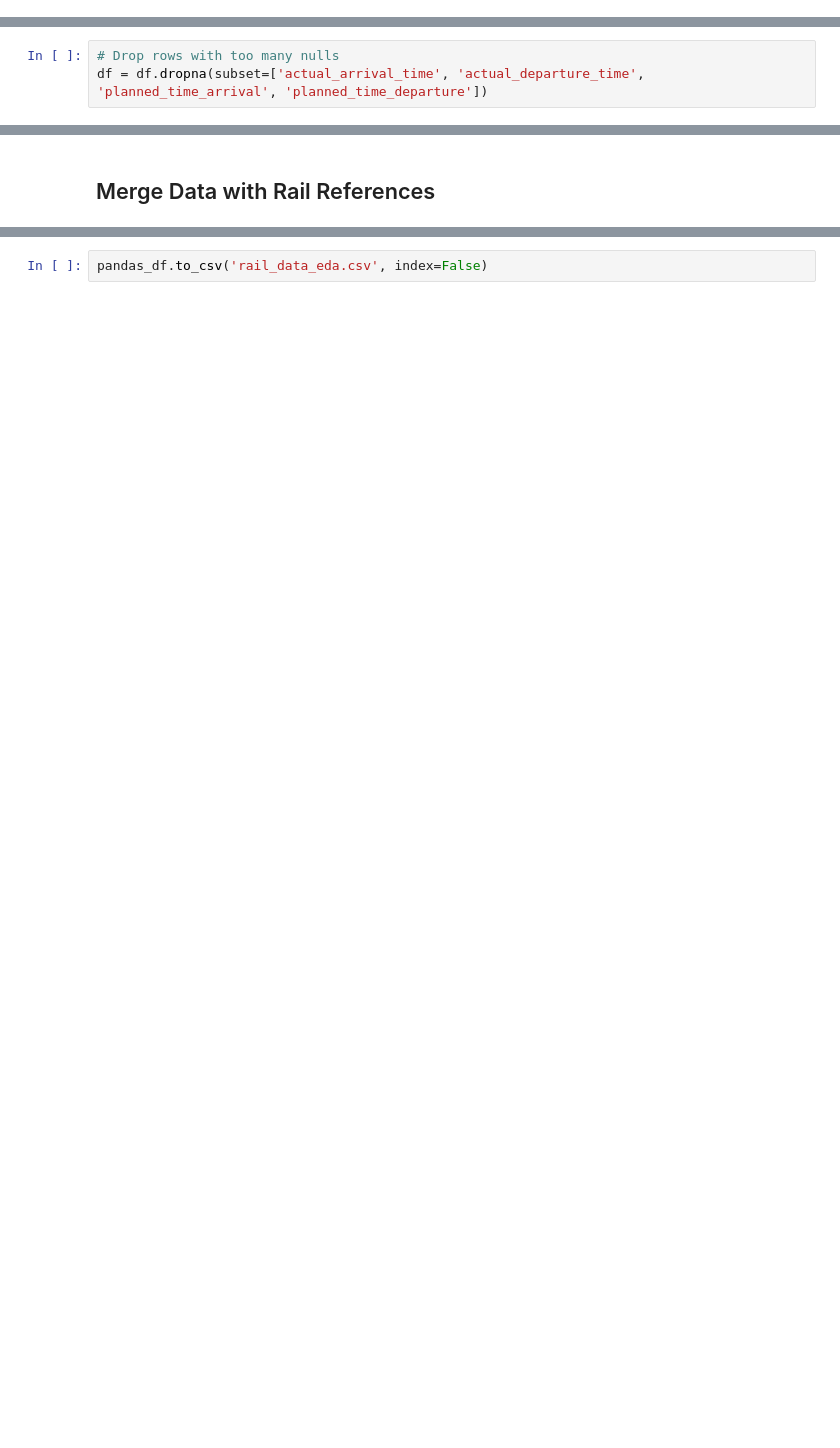
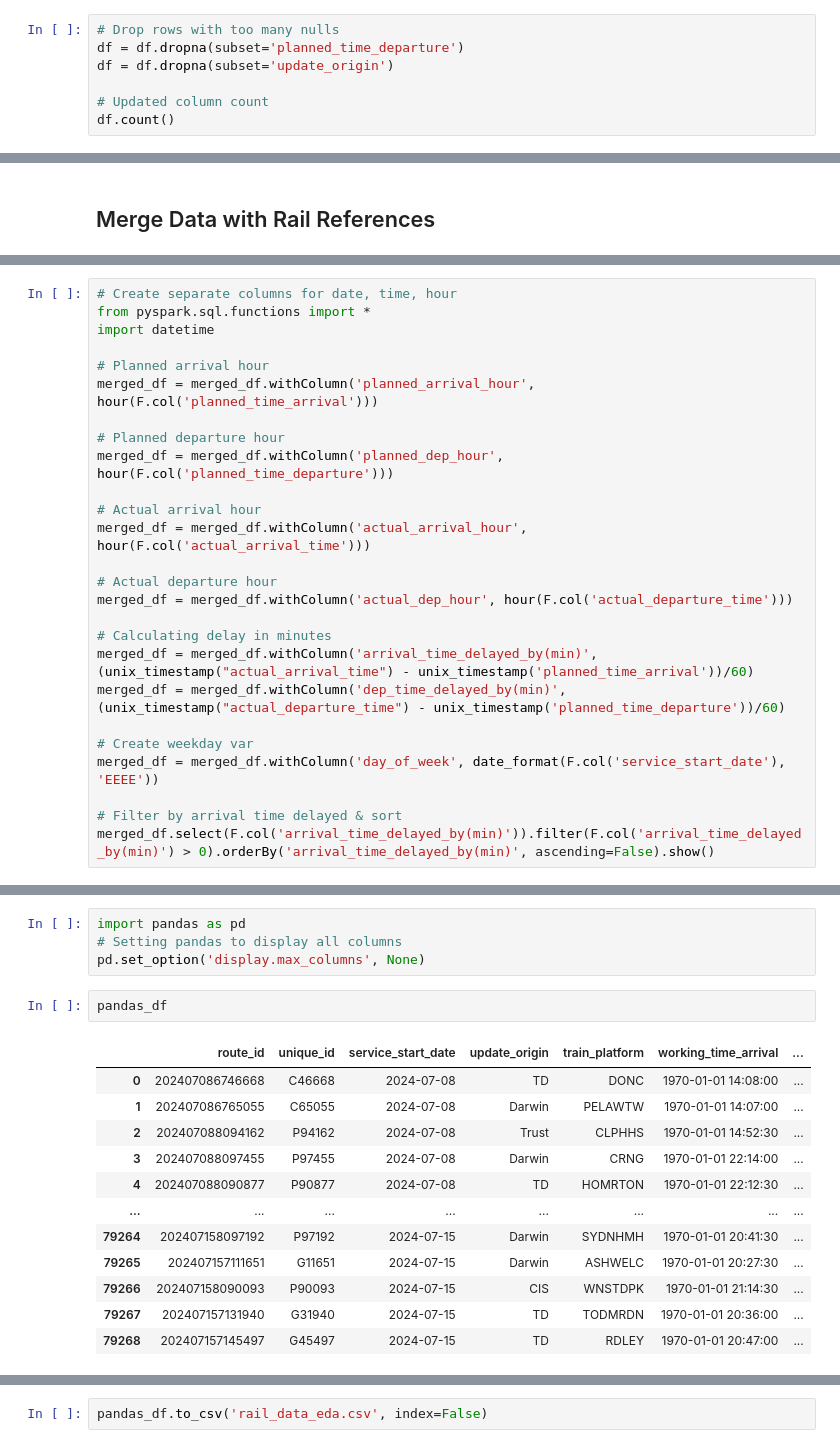
Before and after one commit to RSample12/Rail-Data-Final-Project, a Jupyter notebook: spark/jovyan/jovyan/rail_data_eda.ipynb, the cells around one changed output, grey strips where cells are left out. Saved outputs shown, nothing was run; the diff lists cells and outputs as text; blank space fills up the shorter version.

```diff
--- a/spark/jovyan/jovyan/rail_data_eda.ipynb
+++ b/spark/jovyan/jovyan/rail_data_eda.ipynb
@@ -90,0 +134,7 @@ df = df.drop(*dropped_cols)
+# %%
+# Drop rows with too many nulls
+df = df.dropna(subset='planned_time_departure')
+df = df.dropna(subset='update_origin')
+
+# Updated column count
+df.count()
@@ -109,3 +161,0 @@ New_Null
-# %%
-# Drop rows with too many nulls
-df = df.dropna(subset=['actual_arrival_time', 'actual_departure_time', 'planned_time_arrival', 'planned_time_departure'])
@@ -793,0 +247,26 @@ dtype: object
+# %%
+# Create separate columns for date, time, hour
+from pyspark.sql.functions import *
+import datetime
+
+# Planned arrival hour
+merged_df = merged_df.withColumn('planned_arrival_hour', hour(F.col('planned_time_arrival')))
+
+# Planned departure hour
+merged_df = merged_df.withColumn('planned_dep_hour', hour(F.col('planned_time_departure')))
+
+# Actual arrival hour
+merged_df = merged_df.withColumn('actual_arrival_hour', hour(F.col('actual_arrival_time')))
+
+# Actual departure hour
+merged_df = merged_df.withColumn('actual_dep_hour', hour(F.col('actual_departure_time')))
+
+# Calculating delay in minutes
+merged_df = merged_df.withColumn('arrival_time_delayed_by(min)', (unix_timestamp("actual_arrival_time") - unix_timestamp('planned_time_arrival'))/60)
+merged_df = merged_df.withColumn('dep_time_delayed_by(min)', (unix_timestamp("actual_departure_time") - unix_timestamp('planned_time_departure'))/60)
+
+# Create weekday var
+merged_df = merged_df.withColumn('day_of_week', date_format(F.col('service_start_date'), 'EEEE'))
+
+# Filter by arrival time delayed & sort
+merged_df.select(F.col('arrival_time_delayed_by(min)')).filter(F.col('arrival_time_delayed_by(min)') > 0).orderBy('arrival_time_delayed_by(min)', ascending=False).show()
@@ -793,0 +316,19 @@ dtype: object
+# %%
+import pandas as pd
+# Setting pandas to display all columns
+pd.set_option('display.max_columns', None)
+# %%
+pandas_df
+# %% [output]
+|  | route_id | unique_id | service_start_date | update_origin | train_platform | working_time_arrival | ... |
+| 0 | 202407086746668 | C46668 | 2024-07-08 | TD | DONC | 1970-01-01 14:08:00 | ... |
+| 1 | 202407086765055 | C65055 | 2024-07-08 | Darwin | PELAWTW | 1970-01-01 14:07:00 | ... |
+| 2 | 202407088094162 | P94162 | 2024-07-08 | Trust | CLPHHS | 1970-01-01 14:52:30 | ... |
+| 3 | 202407088097455 | P97455 | 2024-07-08 | Darwin | CRNG | 1970-01-01 22:14:00 | ... |
+| 4 | 202407088090877 | P90877 | 2024-07-08 | TD | HOMRTON | 1970-01-01 22:12:30 | ... |
+| ... | ... | ... | ... | ... | ... | ... | ... |
+| 79264 | 202407158097192 | P97192 | 2024-07-15 | Darwin | SYDNHMH | 1970-01-01 20:41:30 | ... |
+| 79265 | 202407157111651 | G11651 | 2024-07-15 | Darwin | ASHWELC | 1970-01-01 20:27:30 | ... |
+| 79266 | 202407158090093 | P90093 | 2024-07-15 | CIS | WNSTDPK | 1970-01-01 21:14:30 | ... |
+| 79267 | 202407157131940 | G31940 | 2024-07-15 | TD | TODMRDN | 1970-01-01 20:36:00 | ... |
+| 79268 | 202407157145497 | G45497 | 2024-07-15 | TD | RDLEY | 1970-01-01 20:47:00 | ... |
```
Also changed, not shown: parts of 160 cells of this notebook.
